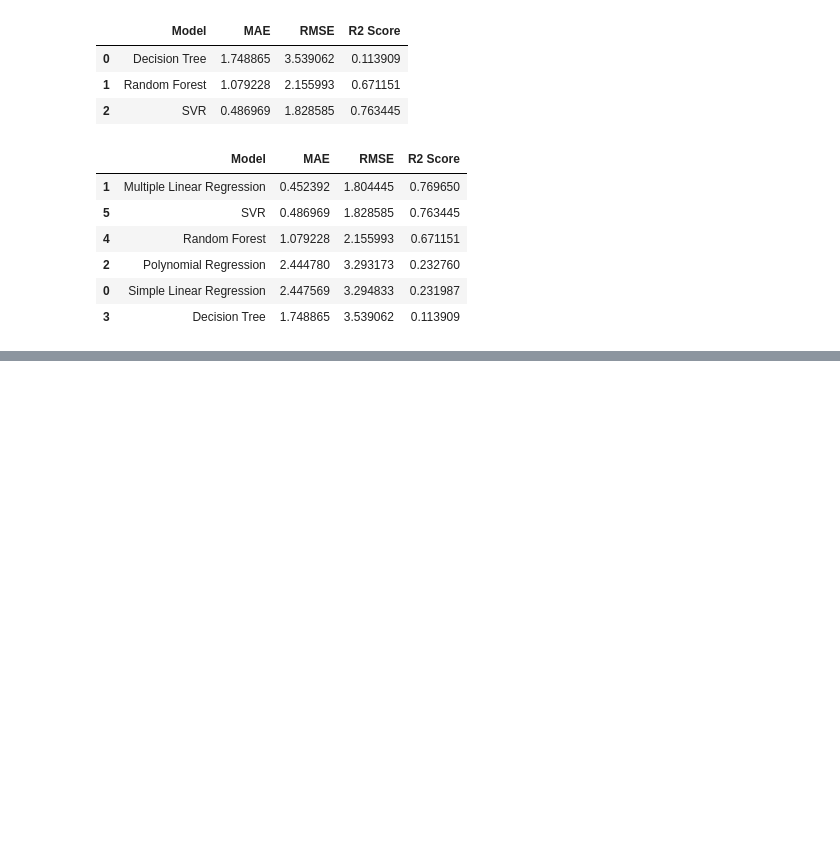
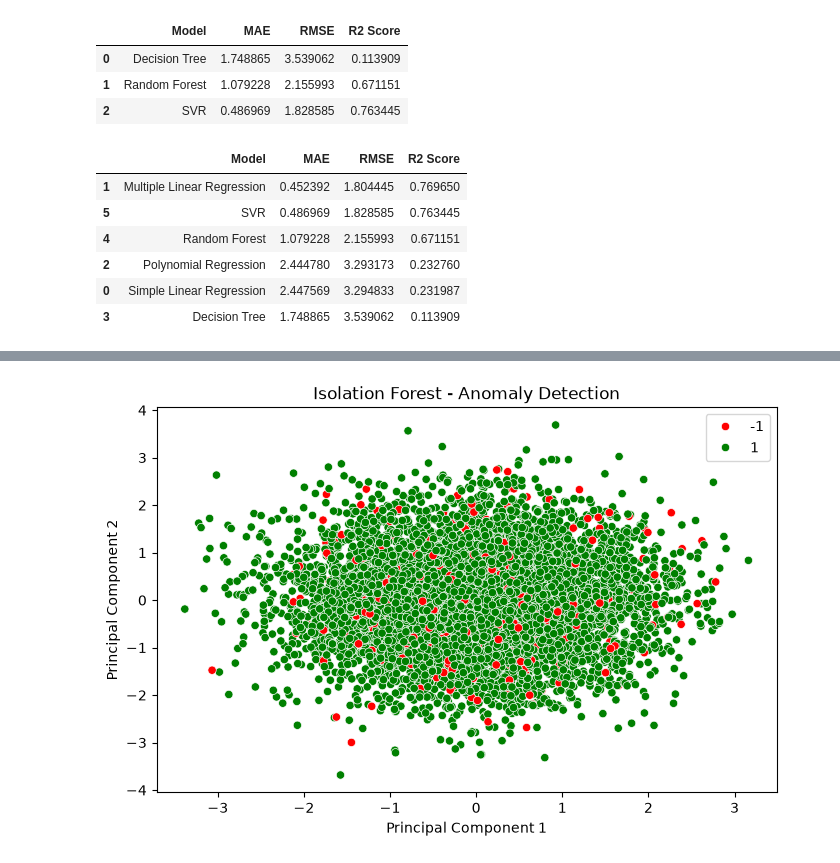
Before and after one commit to mdraihanmostafa746-coder/Student-Academic-Performance-Analysis-and-Prediction, a Jupyter notebook: notebooks/student_performance_analysis.ipynb, the cells around one changed output, grey strips where cells are left out. Saved outputs shown, nothing was run; the diff lists cells and outputs as text; code cells hidden in the pictures; blank space fills up the shorter version.

```diff
--- a/notebooks/student_performance_analysis.ipynb
+++ b/notebooks/student_performance_analysis.ipynb
@@ -1172,0 +1237,16 @@ all_models_comparison.sort_values(
+# %%
+plt.figure(figsize=(8, 5))
+
+sns.scatterplot(
+    x=X_cluster_2d[:, 0],
+    y=X_cluster_2d[:, 1],
+    hue=anomaly_labels,
+    palette={1: 'green', -1: 'red'}
+)
+
+plt.title("Isolation Forest - Anomaly Detection")
+plt.xlabel("Principal Component 1")
+plt.ylabel("Principal Component 2")
+plt.show()
+# %% [output]
+[figure, added]
```
Also changed, not shown: parts of 4 cells of this notebook.
